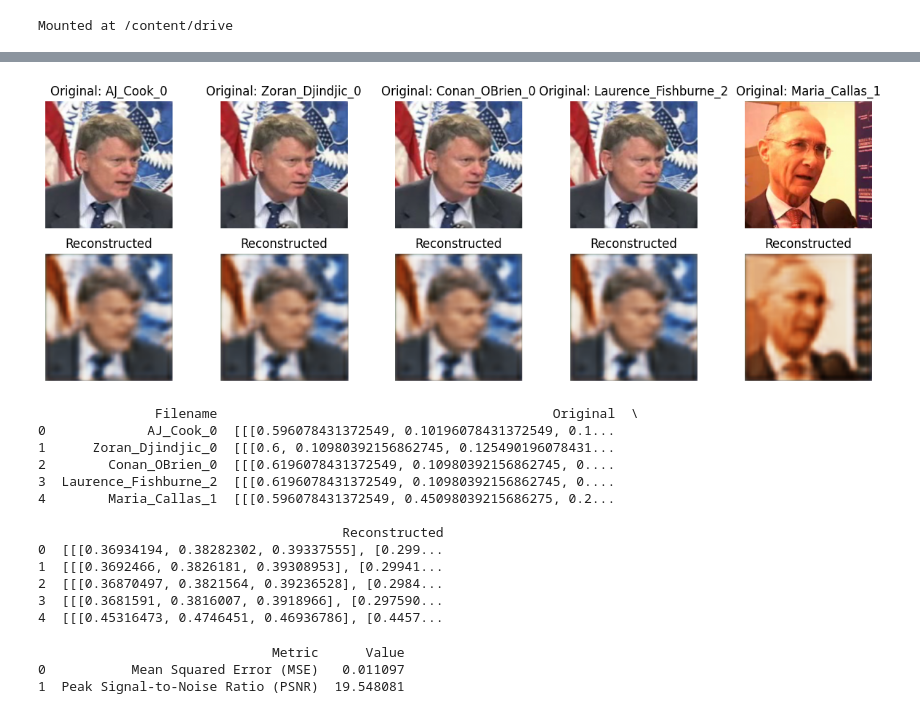
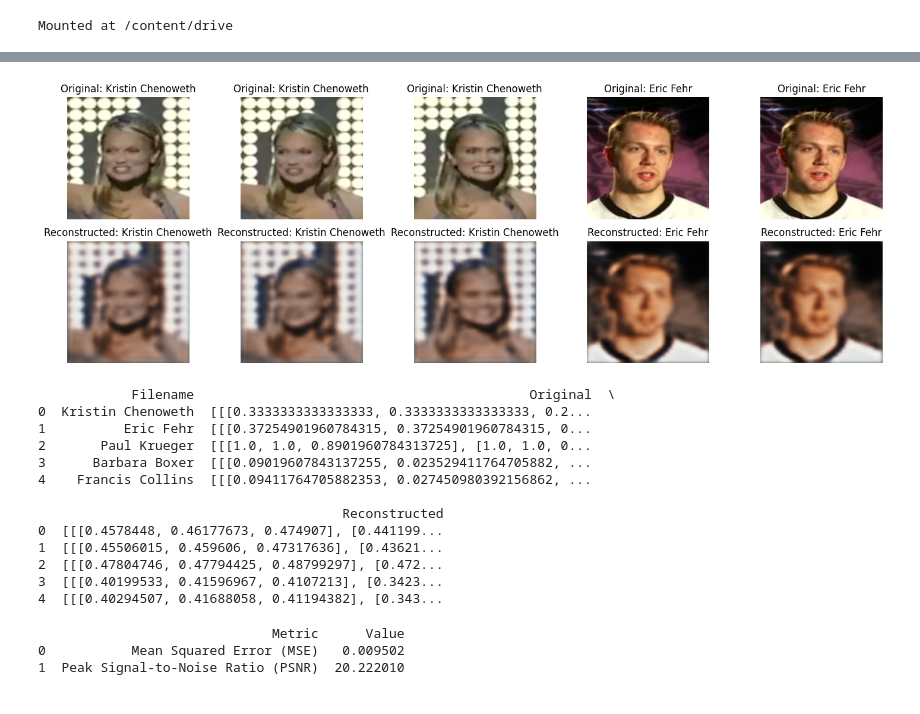
Before and after one commit to shivangichaudhary/Facial-reconstruction-from-CCTV-footage, a Jupyter notebook: ethos24_autoencoder_cctv_facial_recon.ipynb, the cells around one changed output, grey strips where cells are left out. Saved outputs shown, nothing was run; the diff lists cells and outputs as text; code cells hidden in the pictures.

Commit message:
Refactor directory structure for assets, models, and output folders

```diff
--- a/ethos24_autoencoder_cctv_facial_recon.ipynb
+++ b/ethos24_autoencoder_cctv_facial_recon.ipynb
@@ -136,10 +141,6 @@ def build_autoencoder():
 # %%
 # --- Visualization Function ---
 def display_comparison(original, reconstructed, names, n=5):
-    """
-    Display a side-by-side comparison of original and reconstructed images,
-    including labels for each image.
-    """
     plt.figure(figsize=(15, 5))
     for i in range(n):
         # Original images
@@ -151,8 +152,9 @@ def display_comparison(original, reconstructed, names, n=5):
         # Reconstructed images
         ax = plt.subplot(2, n, i + 1 + n)
         plt.imshow(reconstructed[i])
-        plt.title("Reconstructed")
+        plt.title(f"Reconstructed: {names[i]}")
         plt.axis("off")
+    plt.tight_layout()
     plt.show()
 # %%
 # --- Save Comparisons Function ---
@@ -170,7 +172,7 @@ def save_comparisons(original, enhanced, names, folder="output"):
 # %%
 # --- Main Execution ---
 # Set the dataset directory (update this path as necessary)
-dataset_dir = 'dataset/'
+dataset_dir = 'youtube-faces-with-facial-keypoints/'
 train_generator = DataGenerator(directory=dataset_dir, batch_size=16, file_sample_ratio=0.05, sample_ratio=0.05, img_size=(256, 256), shuffle=True)
 # %%
 # Build the autoencoder model
@@ -262,10 +264,12 @@ plt.show()
 # %%
-# Generate enhanced images from the validation set
-original_images, _ = train_generator[0]  # Fetch the first batch of original images
-reconstructed_images = autoencoder.predict(original_images[:5])  # Predicting on first 5 samples
+test_generator = DataGenerator(directory=dataset_dir, batch_size=16, file_sample_ratio=0.05, sample_ratio=0.05, img_size=(256, 256), shuffle=False, return_names=True)
 
-names = train_generator.filenames[:5]
+# Test the generator to ensure it's working correctly and extract names for visualization
+test_images, _, test_names = test_generator[0]  # First batch
+
+# Generate enhanced images from the test set
+reconstructed_images = autoencoder.predict(test_images[:5])  # Predicting on first 5 samples
 
 # Display a comparison between original and enhanced images
-display_comparison(original_images[:5], reconstructed_images, names, n=5)
+display_comparison(test_images[:5], reconstructed_images, test_names, n=5)
 # %% [output]
@@ -273,32 +277,32 @@ display_comparison(original_images[:5], reconstructed_images, names, n=5)
-[figure, old version]
+[figure, new version]
 # %%
 # --- Create Predictions Table ---
 predictions_df = pd.DataFrame({
-    'Filename': train_generator.filenames[:5],
-    'Original': [original_images[i] for i in range(5)],
+    'Filename': test_generator.filenames[:5],
+    'Original': [test_images[i] for i in range(5)],
     'Reconstructed': [reconstructed_images[i] for i in range(5)]
 })
 
 # Display predictions table
 print(predictions_df)
 # %% [output]
-               Filename                                           Original  \
-0             AJ_Cook_0  [[[0.596078431372549, 0.10196078431372549, 0.1...
-1      Zoran_Djindjic_0  [[[0.6, 0.10980392156862745, 0.125490196078431...
-2        Conan_OBrien_0  [[[0.6196078431372549, 0.10980392156862745, 0....
-3  Laurence_Fishburne_2  [[[0.6196078431372549, 0.10980392156862745, 0....
-4        Maria_Callas_1  [[[0.596078431372549, 0.45098039215686275, 0.2...
+            Filename                                           Original  \
+0  Kristin Chenoweth  [[[0.3333333333333333, 0.3333333333333333, 0.2...
+1          Eric Fehr  [[[0.37254901960784315, 0.37254901960784315, 0...
+2       Paul Krueger  [[[1.0, 1.0, 0.8901960784313725], [1.0, 1.0, 0...
+3      Barbara Boxer  [[[0.09019607843137255, 0.023529411764705882, ...
+4    Francis Collins  [[[0.09411764705882353, 0.027450980392156862, ...
 
                                        Reconstructed
-0  [[[0.36934194, 0.38282302, 0.39337555], [0.299...
-1  [[[0.3692466, 0.3826181, 0.39308953], [0.29941...
-2  [[[0.36870497, 0.3821564, 0.39236528], [0.2984...
-3  [[[0.3681591, 0.3816007, 0.3918966], [0.297590...
-4  [[[0.45316473, 0.4746451, 0.46936786], [0.4457...
+0  [[[0.4578448, 0.46177673, 0.474907], [0.441199...
+1  [[[0.45506015, 0.459606, 0.47317636], [0.43621...
+2  [[[0.47804746, 0.47794425, 0.48799297], [0.472...
+3  [[[0.40199533, 0.41596967, 0.4107213], [0.3423...
+4  [[[0.40294507, 0.41688058, 0.41194382], [0.343...
 # %%
 # --- Calculate Performance Metrics ---
-mse = mean_squared_error(original_images[:5].reshape(-1, 256 * 256 * 3), reconstructed_images.reshape(-1, 256 * 256 * 3))
-psnr_value = psnr(original_images[:5], reconstructed_images, data_range=1.0)
+mse = mean_squared_error(test_images[:5].reshape(-1, 256 * 256 * 3), reconstructed_images.reshape(-1, 256 * 256 * 3))
+psnr_value = psnr(test_images[:5], reconstructed_images, data_range=1.0)
 
 # --- Create Performance Metrics Table ---
 metrics_df = pd.DataFrame({
@@ -310,7 +314,7 @@ metrics_df = pd.DataFrame({
 print(metrics_df)
 # %% [output]
                               Metric      Value
-0           Mean Squared Error (MSE)   0.011097
-1  Peak Signal-to-Noise Ratio (PSNR)  19.548081
+0           Mean Squared Error (MSE)   0.009502
+1  Peak Signal-to-Noise Ratio (PSNR)  20.222010
 # %%
 # Save the model after training
```
Also changed, not shown: parts of 10 cells of this notebook, 3 other files.
